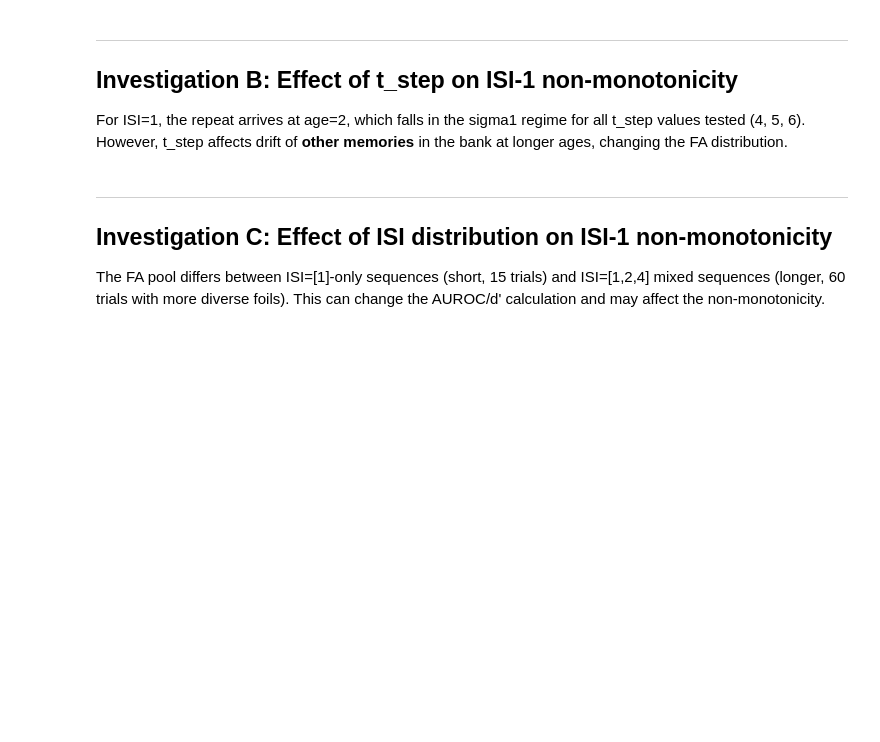
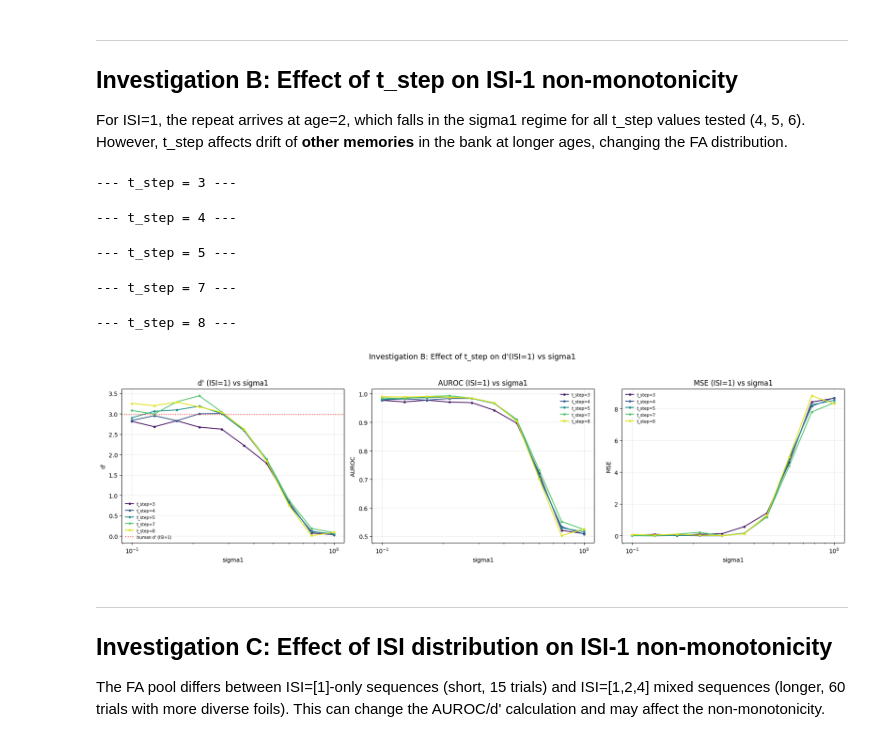
Before and after one commit to bjmedina/memory, a Jupyter notebook: notebooks/2026-02-27_three-stage-compact-isi1-verification.ipynb, the cells around one changed output. Cells and saved outputs as stored; diff of their text form; code cells hidden in the pictures; blank space fills up the shorter version.

Commit message:
investigated why there is a non-monotonicity in the d' vs sigma1 results graph... it may have to do with the distribution of ISIs

```diff
--- a/notebooks/2026-02-27_three-stage-compact-isi1-verification.ipynb
+++ b/notebooks/2026-02-27_three-stage-compact-isi1-verification.ipynb
@@ -341,7 +341,9 @@ def sweep_sigma1_detailed(
     return result
 # %%
 # --- sigma1 grid: 30 log-spaced points ---
-SIGMA1_GRID = np.exp(np.linspace(np.log(0.01), np.log(10.0), 30))
+n_grid = 10
+SIGMA1_GRID = np.exp(np.linspace(np.log(0.2), np.log(15.0), n_grid))
+#SIGMA1_GRID = np.exp(np.linspace(np.log(0.5), np.log(1), n_grid))
 N_MC = 64
 
 print(f"Sigma1 grid: {len(SIGMA1_GRID)} points, range [{SIGMA1_GRID[0]:.4f}, {SIGMA1_GRID[-1]:.4f}]")
@@ -453,6 +470,7 @@ for seq in ISI1_EXPS:
 # %%
 # Sweep sigma1 for a grid of sigma0 values
-SIGMA0_VALUES = [3, 5, 8, 10, 13.5, 15, 18, 20, 22]
+SIGMA0_VALUES = [5, 8, 13.5, 15, 18, 20, 22]
+#SIGMA0_VALUES = [3, 5,6,7,10,20]
 
 sweep_by_sigma0 = {}
 for s0 in SIGMA0_VALUES:
@@ -463,6 +481,6 @@ for s0 in SIGMA0_VALUES:
         target_isis=[1], human_dprimes_by_isi=sigma1_human,
         noise_mode=noise_mode, metric=metric,
         X0=X, name_to_idx=name_to_idx,
-        n_mc=N_MC, seed=200_000,
+        n_mc=N_MC, seed=int(200_000*s0),
         desc=f"sigma0={s0}",
     )
@@ -483,27 +507,34 @@ for all t_step values tested (4, 5, 6). However, t_step affects drift of
 **other memories** in the bank at longer ages, changing the FA distribution.
 # %%
 # Sweep sigma1 for different t_step values
-TSTEP_VALUES = [4, 5, 6]
+TSTEP_VALUES = [3, 4, 5, 7, 8]
 
 sweep_by_tstep = {}
 for ts in TSTEP_VALUES:
     print(f"\n--- t_step = {ts} ---")
     sweep_by_tstep[ts] = run_sigma1_sweep(
         sigma0=13.5, sigma1_grid=SIGMA1_GRID, sigma2=sigma2_init,
         t_step=ts, experiment_list=ISI1_EXPS,
         target_isis=[1], human_dprimes_by_isi=sigma1_human,
         noise_mode=noise_mode, metric=metric,
         X0=X, name_to_idx=name_to_idx,
-        n_mc=N_MC, seed=300_000,
+        n_mc=N_MC, seed=int(300_000*ts),
         desc=f"t_step={ts}",
     )
 
 fig = plot_sweep_results(
     sweep_by_tstep, SIGMA1_GRID, sigma1_human,
     target_isi=1,
     title="Investigation B: Effect of t_step on d'(ISI=1) vs sigma1",
     label_key="t_step",
 )
+# %% [output]
+--- t_step = 3 ---
+--- t_step = 4 ---
+--- t_step = 5 ---
+--- t_step = 7 ---
+--- t_step = 8 ---
+[figure, added]
 # %% [markdown]
 ---
 ## Investigation C: Effect of ISI distribution on ISI-1 non-monotonicity
```
Also changed, not shown: parts of 10 cells of this notebook, 2 other files.
